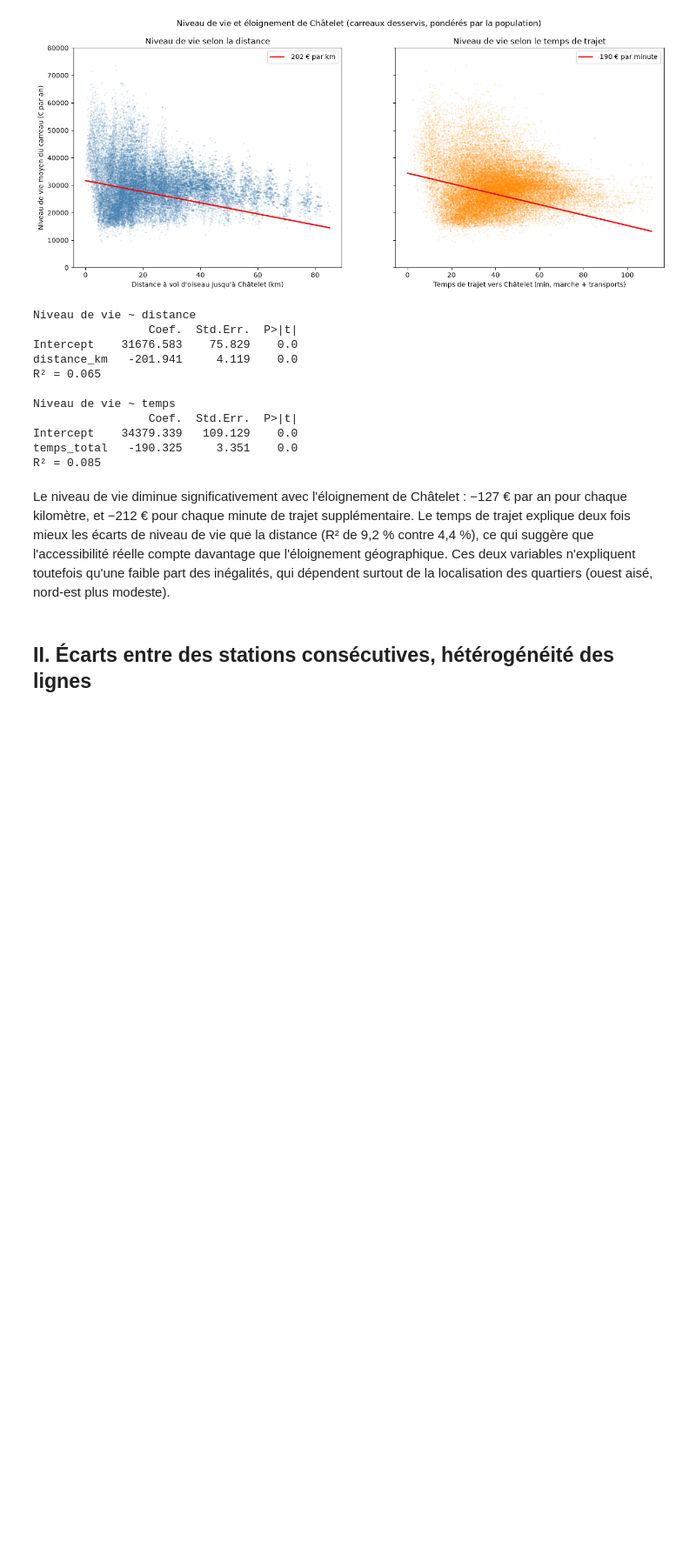
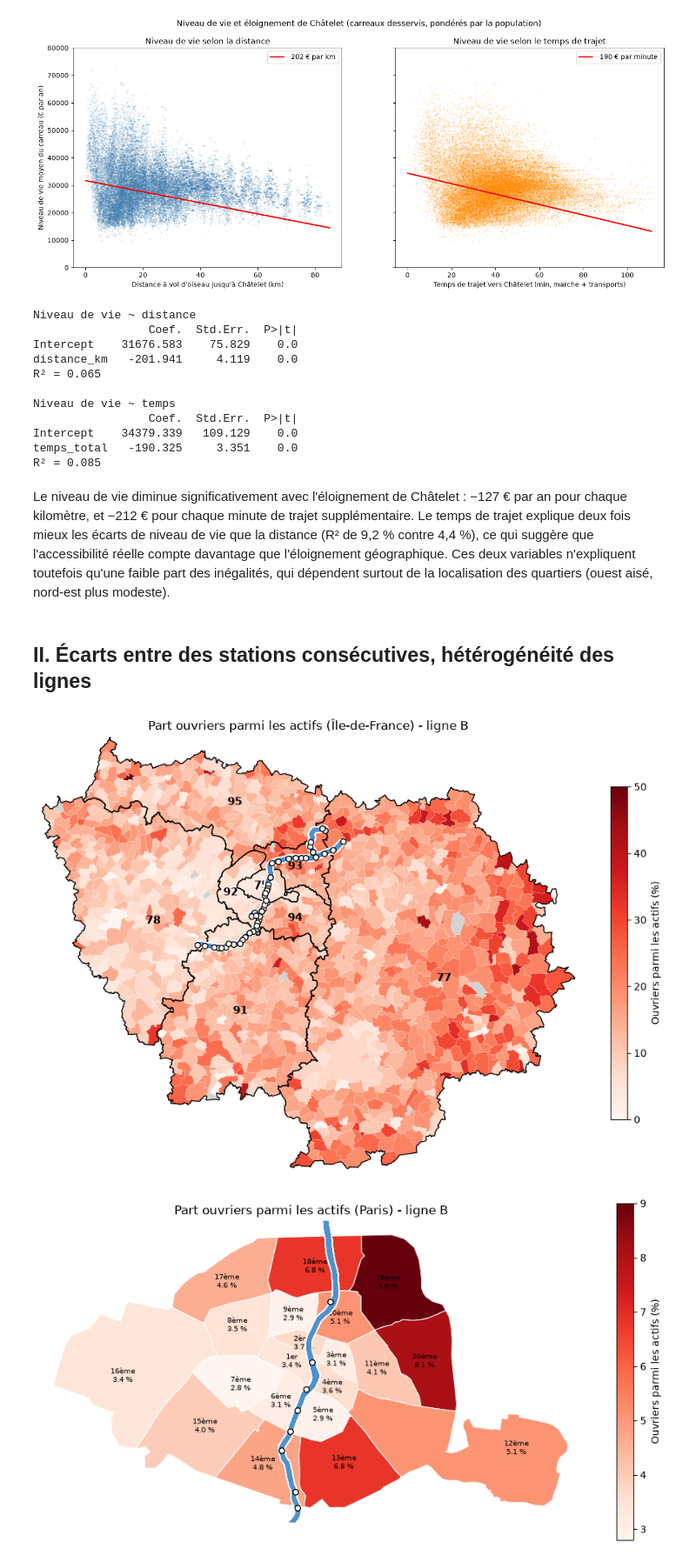
Before and after one commit to emmaganneval-proj/python_datascience_liuqi, a Jupyter notebook: rapport_final.ipynb, the cells around one changed output. Shown at 87% size. Saved outputs shown, nothing was run; the diff lists cells and outputs as text; code cells hidden in the pictures; blank space fills up the shorter version.

```diff
--- a/rapport_final.ipynb
+++ b/rapport_final.ipynb
@@ -243,3 +243,17 @@ R² = 0.085
 Le niveau de vie diminue significativement avec l'éloignement de Châtelet : −127 € par an pour chaque kilomètre, et −212 € pour chaque minute de trajet supplémentaire. Le temps de trajet explique deux fois mieux les écarts de niveau de vie que la distance (R² de 9,2 % contre 4,4 %), ce qui suggère que l'accessibilité réelle compte davantage que l'éloignement géographique. Ces deux variables n'expliquent toutefois qu'une faible part des inégalités, qui dépendent surtout de la localisation des quartiers (ouest aisé, nord-est plus modeste).
 # %% [markdown]
 ## II. Écarts entre des stations consécutives, hétérogénéité des lignes
+# %%
+from reg import carte
+
+# Toutes les données dont les cartes ont besoin, regroupées en un seul "paquet"
+donnees_cartes = dict(
+    df_mob=df_mob, communes=communes, arr=arr,
+    gpd_idfm=gpd_idfm, gpd_stations_lignes=gpd_stations_lignes,
+)
+# %%
+carte("Ouvriers", zone="idf", ligne="B", **donnees_cartes)    # RER B sur toute l'Île-de-France
+carte("Ouvriers", zone="paris", ligne="B", **donnees_cartes)  # RER B dans Paris
+# %% [output]
+[figure, added]
+[figure, added]
```
Also changed, not shown: parts of 3 cells of this notebook.
